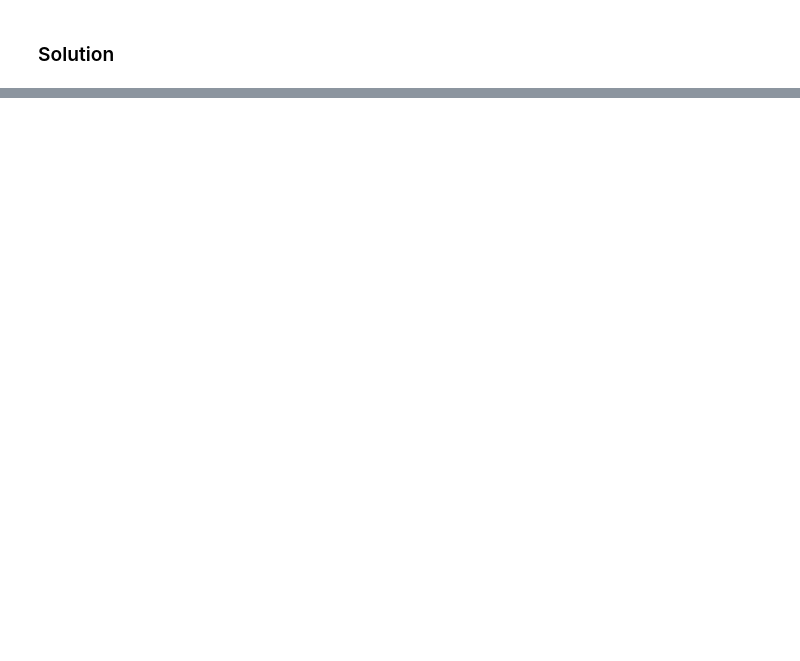
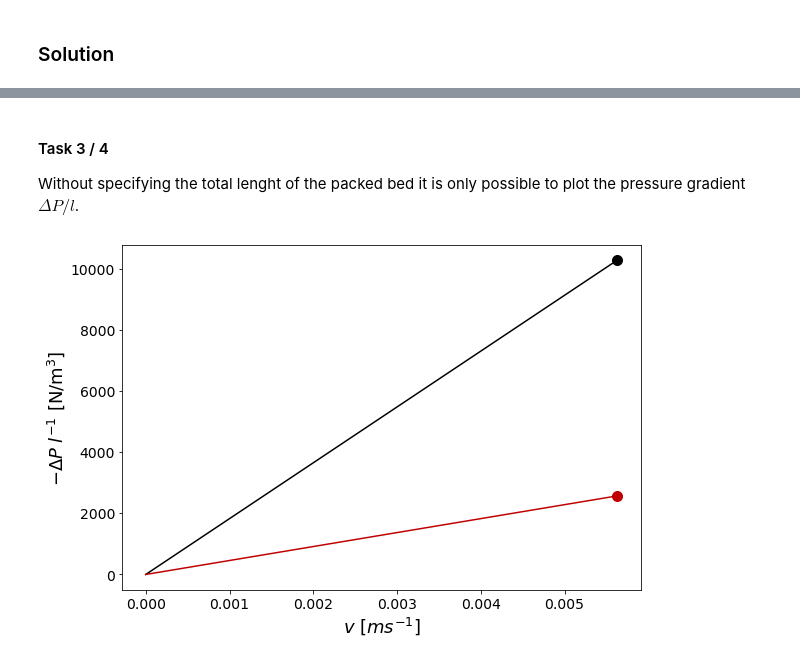
Before and after one commit to msalvalaglio/PSSP_notebook, a Jupyter notebook: _build/jupyter_execute/Exercise_W11_2021.ipynb, the cells around one changed output, grey strips where cells are left out. Cells and saved outputs as stored; diff of their text form; code cells hidden in the pictures; blank space fills up the shorter version.

```diff
--- a/_build/jupyter_execute/Exercise_W11_2021.ipynb
+++ b/_build/jupyter_execute/Exercise_W11_2021.ipynb
@@ -66,0 +108,38 @@ dens_particles=1500
+# %% [markdown]
+#### Task 3 / 4
+
+Without specifying the total lenght of the packed bed it is only possible to plot the pressure gradient $\Delta{P}/l$.
+# %%
+import numpy as np
+import matplotlib.pyplot as plt
+from matplotlib.pyplot import cm
+
+# Data
+N=1000
+
+v=np.linspace(0,v_mf, N)
+color=iter(cm.gist_heat(np.linspace(0,1,3)))
+
+
+#Plotting
+figure=plt.figure()
+axes = figure.add_axes([0.1,0.1,1.2,1.2])
+plt.xticks(fontsize=14)
+plt.yticks(fontsize=14)
+mDeltaP_l_mf=v_mf*180*(1-e)**2/e**3*mu/d**2 # N/m
+mDeltaP_l=v*180*(1-e)**2/e**3*mu/d**2 # N/m
+c=next(color)
+axes.plot(v,mDeltaP_l, marker=' ',c=c)
+axes.plot(v_mf,mDeltaP_l_mf,marker='o',markersize=10,c=c)
+
+
+# Double particle diameter
+c=next(color)
+mDeltaP_l_mf=v_mf*180*(1-e)**2/e**3*mu/(2*d)**2 # N/m
+mDeltaP_l=v*180*(1-e)**2/e**3*mu/(2*d)**2 # N/m
+axes.plot(v,mDeltaP_l, marker=' ',c=c)
+axes.plot(v_mf,mDeltaP_l_mf,marker='o',markersize=10,c=c)
+axes.set_xlabel('$v$ [$m s^{-1}$]', fontsize=18);
+axes.set_ylabel('$-\Delta{P}$ ${l^{-1}}$ [N/m$^3$]',fontsize=18);
+# %% [output]
+[figure, added]
```
Also changed, not shown: parts of 7 cells of this notebook, 20 other files.
